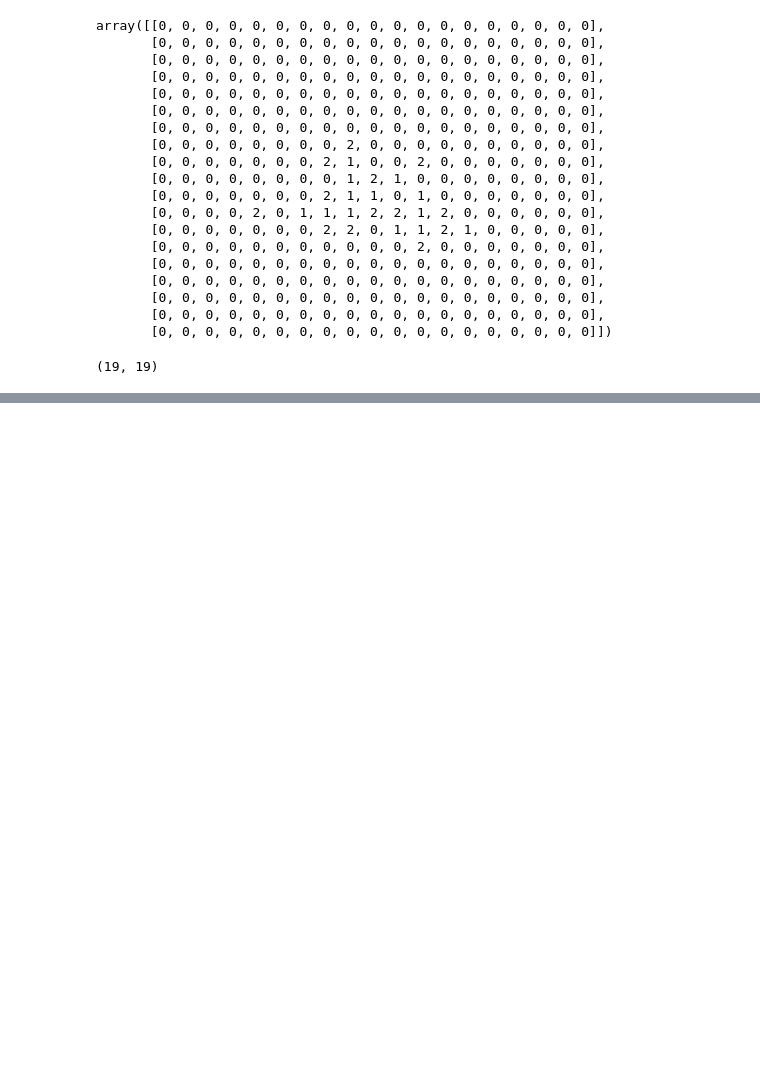
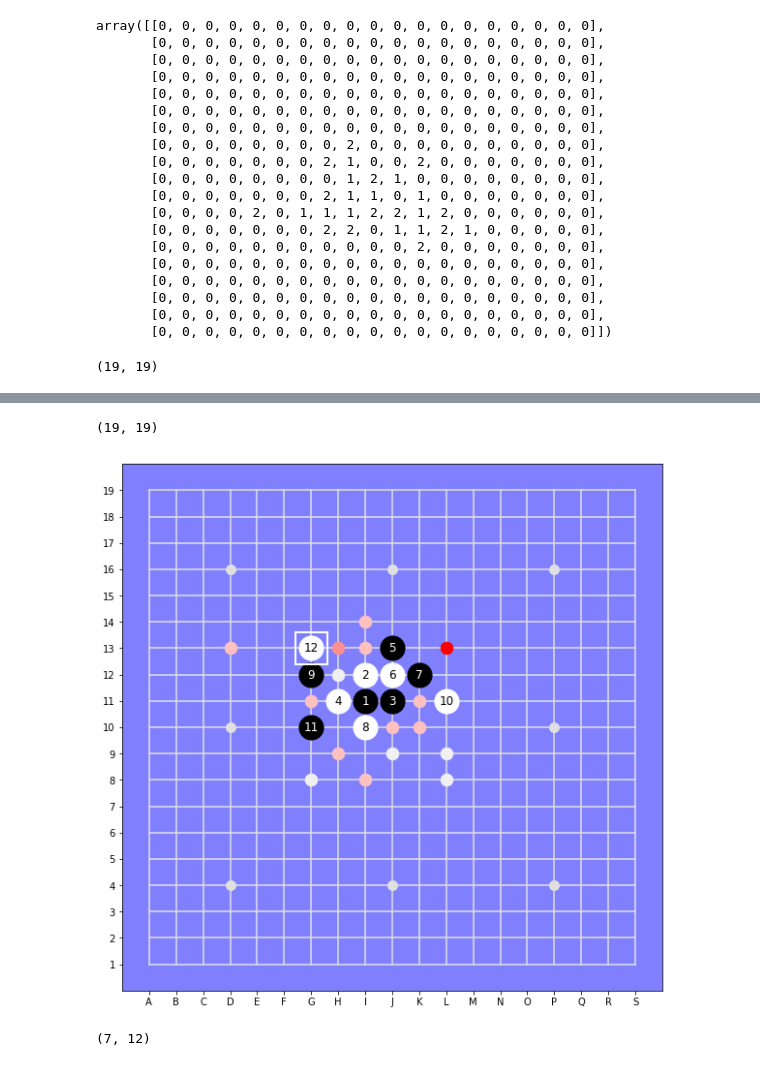
Before and after one commit to smurve/DeepGomoku, a Jupyter notebook: Estimator.ipynb, the cells around one changed output, grey strips where cells are left out. Drawn from its saved outputs; the diff is of its cells as text; code cells hidden in the pictures; blank space fills up the shorter version.

```diff
--- a/Estimator.ipynb
+++ b/Estimator.ipynb
@@ -193,4 +169,0 @@ NameError: name 'sess' is not defined
-# %%
-init = tf.global_variables_initializer()
-sess.run(init)
-res = sess.run(resnet.out)
@@ -434,0 +401,3 @@ board.display(probas=lambda x: predi)
+# %%
+from wgomoku import create_sample
+smp = create_sample(board.stones, 19, 1-board.current_color)
@@ -434,0 +408,2 @@ board.display(probas=lambda x: predi)
+# %%
+sample = smp.reshape(1, 21, 21, 2)
@@ -434,0 +412,10 @@ board.display(probas=lambda x: predi)
+# %%
+def ai_policy(board):
+    smp = create_sample(board.stones, 19, 1-board.current_color)
+    sample = smp.reshape(1, 21, 21, 2)
+    pred = estimator({'state': sample})['output'][0].reshape(21,21)
+    return pred[1:-1].T[1:-1].T
+# %%
+ai_policy(board).shape
+# %% [output]
+(19, 19)
@@ -434,0 +430,4 @@ board.display(probas=lambda x: predi)
+# %%
+board.display(probas = ai_policy)
+# %% [output]
+[figure, added]
@@ -434,0 +436,4 @@ board.display(probas=lambda x: predi)
+# %%
+sampler.choices[0][1]
+# %% [output]
+(7, 12)
```
Also changed, not shown: parts of 33 cells of this notebook, 17 other files.
